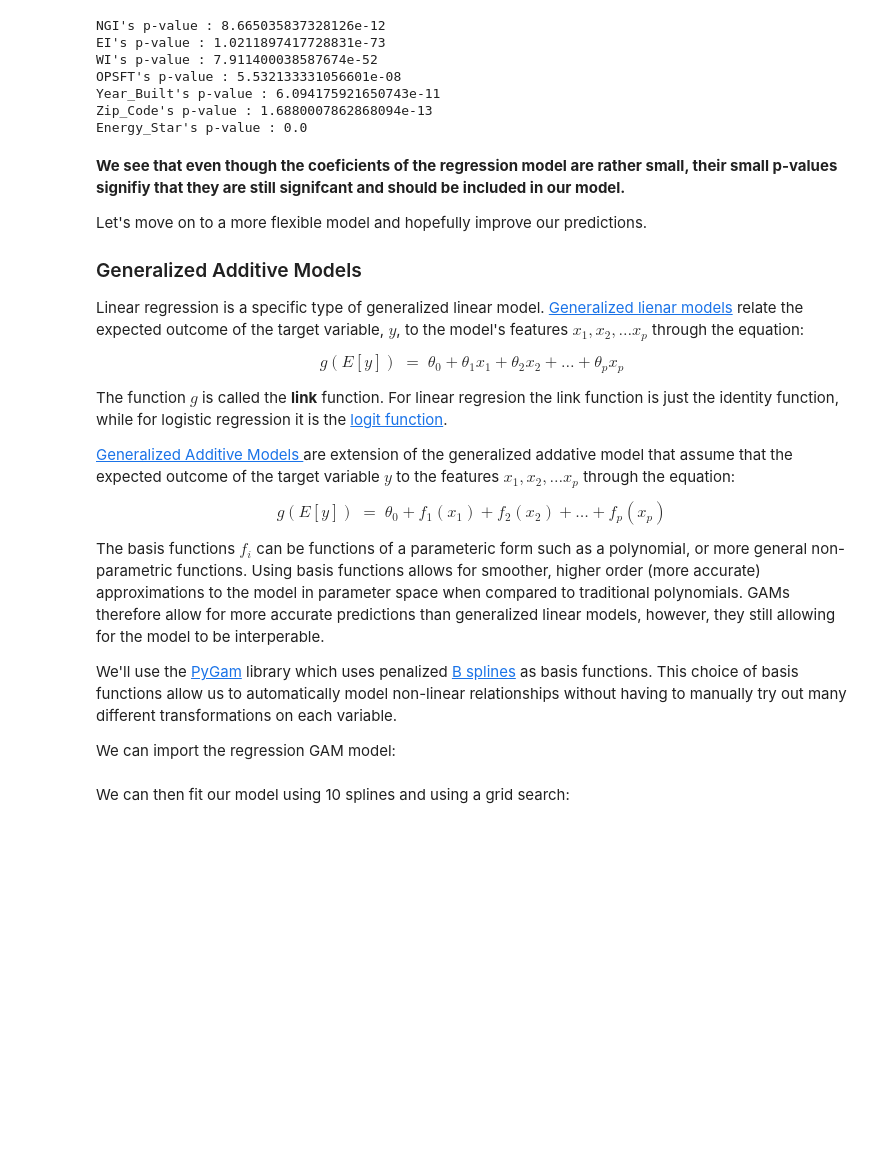
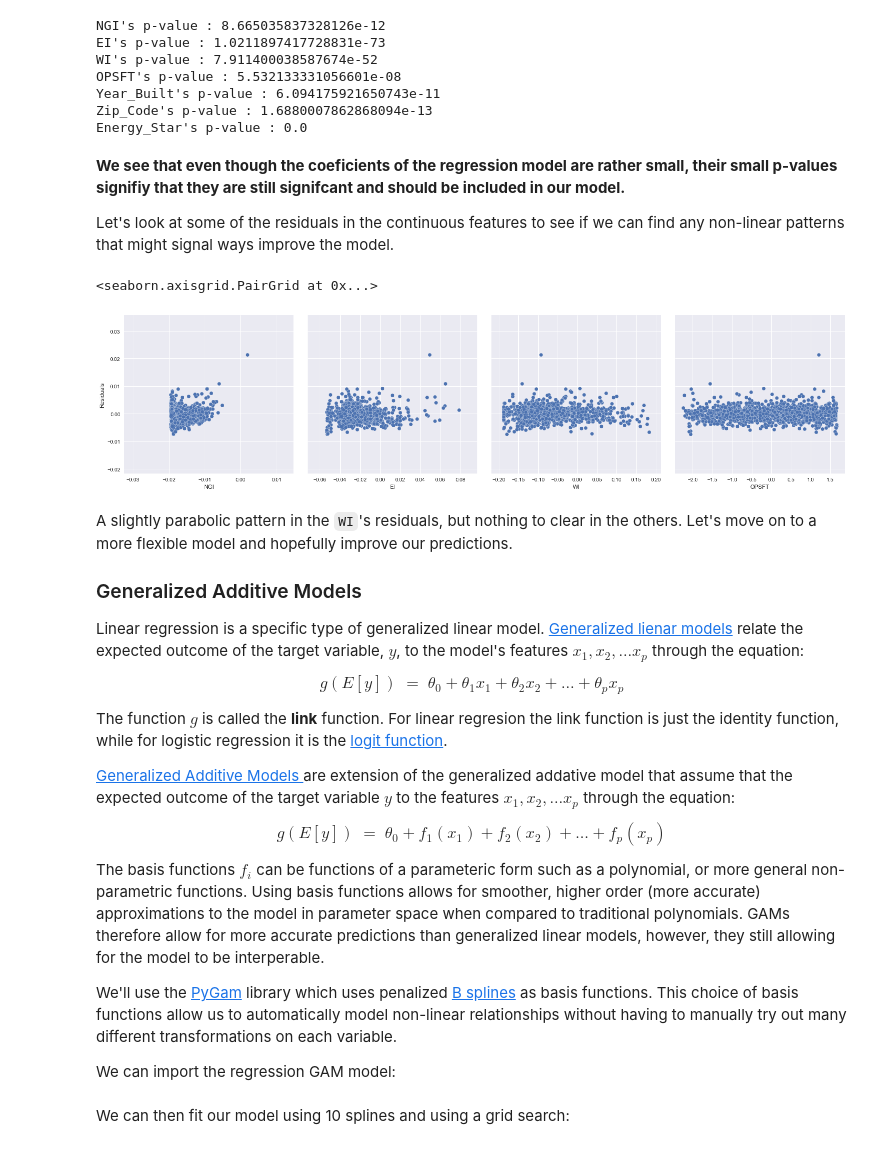
Before and after one commit to mdh266/NYCBuildingEnergyUse, a Jupyter notebook: Local_Law_84_Analysis.ipynb, the cells around one changed output. Cells and saved outputs as stored; diff of their text form; code cells hidden in the pictures; blank space fills up the shorter version.

Commit message:
Adding plots of residuals.

```diff
--- a/Local_Law_84_Analysis.ipynb
+++ b/Local_Law_84_Analysis.ipynb
@@ -627,11 +627,30 @@ OPSFT's p-value : 5.532133331056601e-08
 Year_Built's p-value : 6.094175921650743e-11
 Zip_Code's p-value : 1.6880007862868094e-13
 Energy_Star's p-value : 0.0
+# %% [markdown]
+**We see that even though the coeficients of the regression model are rather small, their small p-values signifiy that they are still signifcant and should be included in our model.**
+
+Let's look at some of the residuals in the continuous features to see if we can find any non-linear patterns that might signal ways improve the model.
+# %%
+# compute the residuals
+resid = (y_test - y_pred).to_frame()\
+                         .rename(columns={"GHGI":"Residuals"})
+
+# left join them to the original features
+x_resid = X_test.merge(resid, left_index=True, right_index=True)
+
+# plot the residuals
+sns.pairplot(x_resid,
+             x_vars=['NGI','EI','WI','OPSFT'],
+             y_vars='Residuals',
+             kind = 'scatter',
+             size=5,
+             dropna=True)
+# %% [output]
+<seaborn.axisgrid.PairGrid at 0x...>
+[figure, added]
 # %% [markdown]
-**We see that even though the coeficients of the regression model are rather small, their small p-values signifiy that they are still signifcant and should be included in our model.**
-
-
-Let's move on to a more flexible model and hopefully improve our predictions.
+A slightly parabolic pattern in the `WI`'s residuals, but nothing to clear in the others. Let's move on to a more flexible model and hopefully improve our predictions.
 
 ### Generalized Additive Models
 
```
Also changed, not shown: parts of 1 cell of this notebook.
